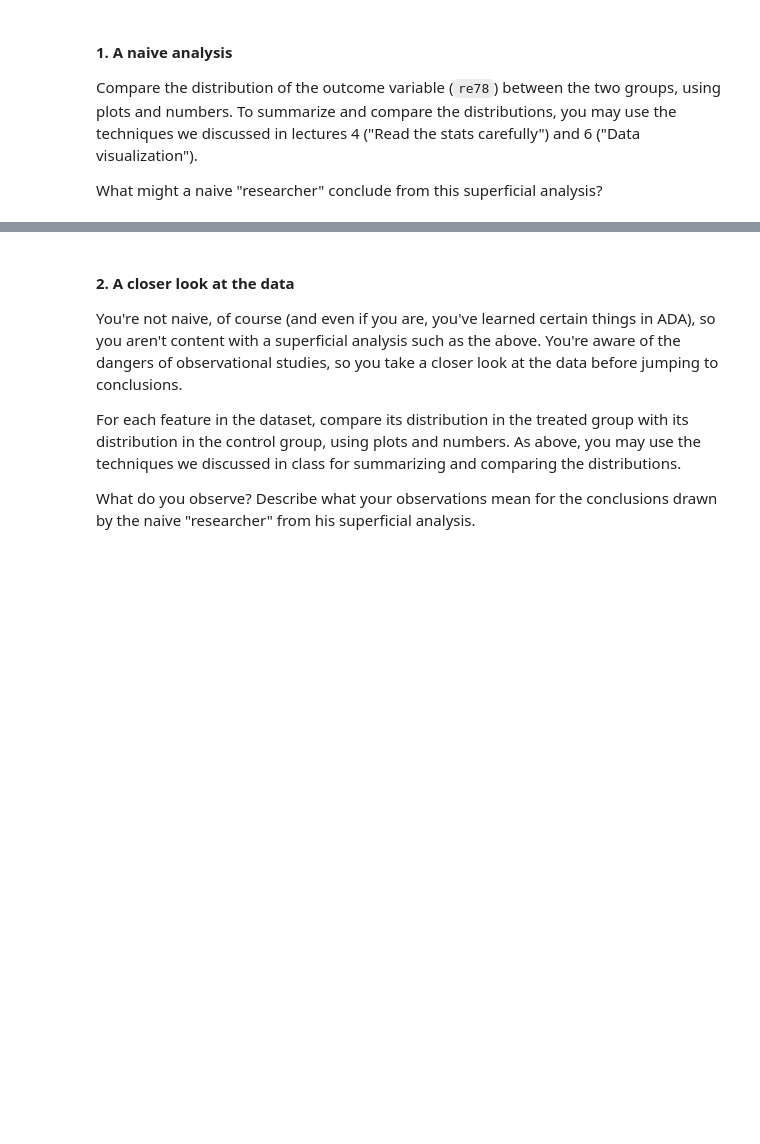
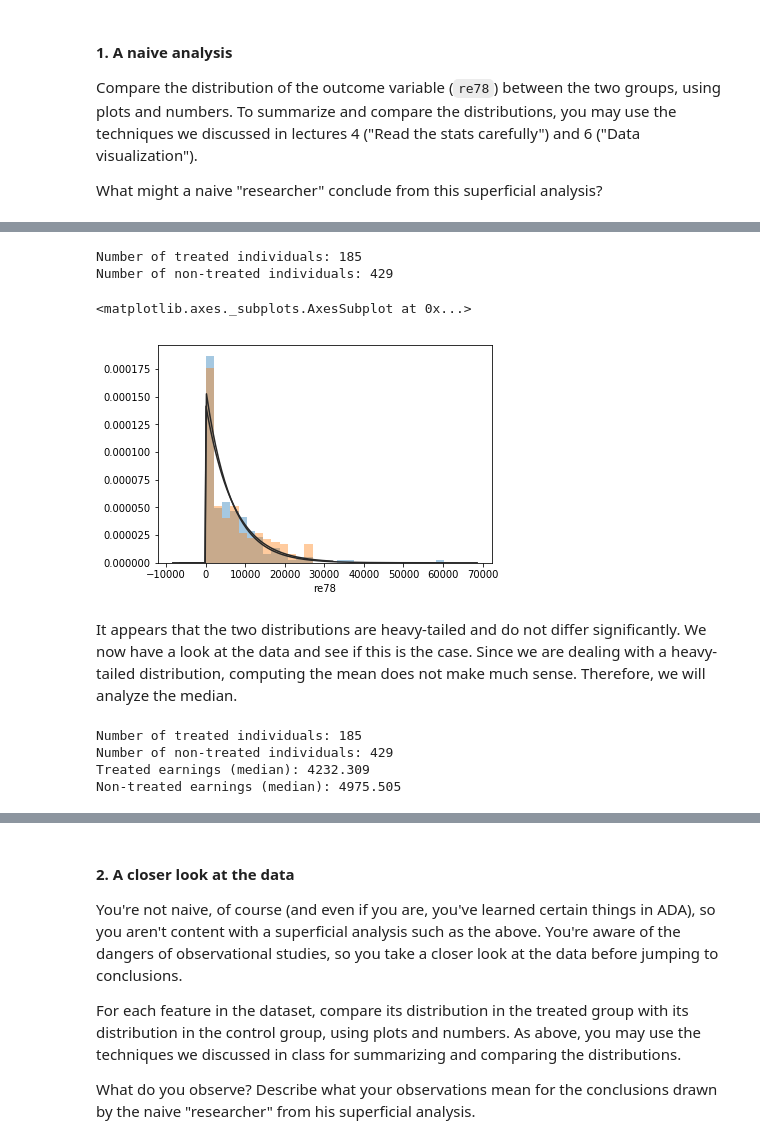
Before and after one commit to tarmeens/ada-homework, a Jupyter notebook: 04 - Applied ML/Homework4.ipynb, the cells around one changed output, grey strips where cells are left out. Cells and saved outputs as stored; diff of their text form; code cells hidden in the pictures; blank space fills up the shorter version.

```diff
--- a/04 - Applied ML/Homework4.ipynb
+++ b/04 - Applied ML/Homework4.ipynb
@@ -40,0 +57,24 @@ What might a naive "researcher" conclude from this superficial analysis?
+# %%
+outcome_treated = dataset[dataset['treat'] == 1]['re78']
+outcome_nontreated = dataset[dataset['treat'] == 0]['re78']
+bins = np.linspace(dataset['re78'].min(), dataset['re78'].max(), 30)
+sns.distplot(outcome_treated, kde=False, fit=stats.expon, bins=bins)
+sns.distplot(outcome_nontreated, kde=False, fit=stats.expon, bins=bins)
+# %% [output]
+Number of treated individuals: 185
+Number of non-treated individuals: 429
+<matplotlib.axes._subplots.AxesSubplot at 0x...>
+[figure, added]
+# %% [markdown]
+It appears that the two distributions are heavy-tailed and do not differ significantly.
+We now have a look at the data and see if this is the case. Since we are dealing with a heavy-tailed distribution, computing the mean does not make much sense. Therefore, we will analyze the median.
+# %%
+print('Number of treated individuals:', len(outcome_treated))
+print('Number of non-treated individuals:', len(outcome_nontreated))
+print('Treated earnings (median):', outcome_treated.median())
+print('Non-treated earnings (median):', outcome_nontreated.median())
+# %% [output]
+Number of treated individuals: 185
+Number of non-treated individuals: 429
+Treated earnings (median): 4232.309
+Non-treated earnings (median): 4975.505
```
Also changed, not shown: parts of 22 cells of this notebook.
